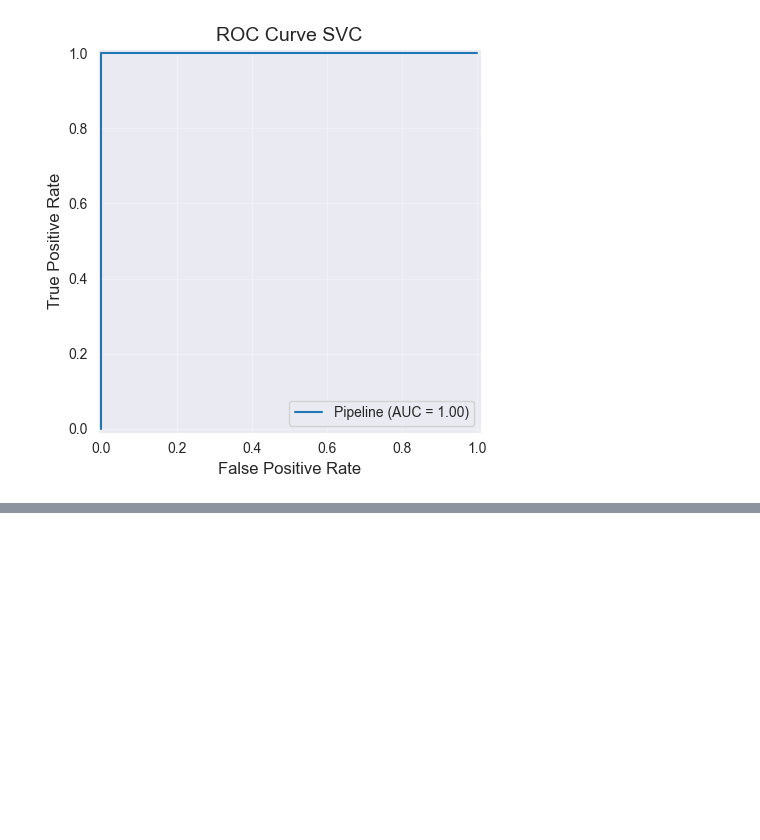
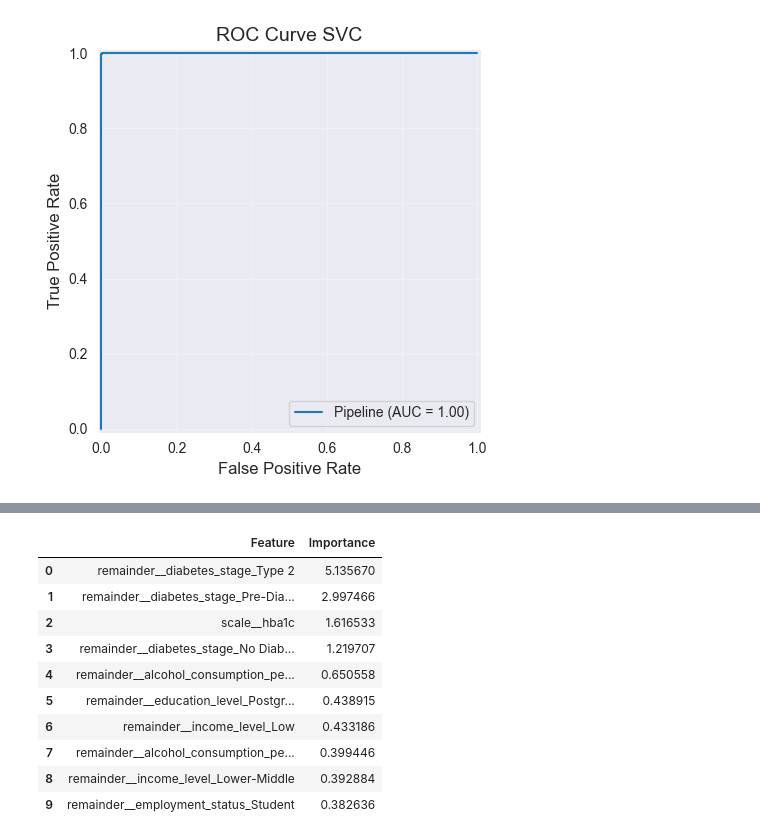
Before and after one commit to plamensve/diabets_health_indicators, a Jupyter notebook: notebooks/04_modeling.ipynb, the cells around one changed output, grey strips where cells are left out. Cells and saved outputs as stored; diff of their text form; code cells hidden in the pictures; blank space fills up the shorter version.

```diff
--- a/notebooks/04_modeling.ipynb
+++ b/notebooks/04_modeling.ipynb
@@ -372,0 +496,24 @@ plt.show()
+# %%
+pre = svc_model.named_steps['preprocess']
+feature_names = pre.get_feature_names_out()
+
+svc_importance = pd.DataFrame({
+    'Feature': feature_names,
+    'Importance': importance
+}).sort_values(by='Importance', ascending=False)
+
+svc_importance.reset_index(drop=True, inplace=True)
+svc_importance = svc_importance[:10]
+svc_importance
+# %% [output]
+|  | Feature | Importance |
+| 0 | remainder__diabetes_stage_Type 2 | 5.135670 |
+| 1 | remainder__diabetes_stage_Pre-Dia... | 2.997466 |
+| 2 | scale__hba1c | 1.616533 |
+| 3 | remainder__diabetes_stage_No Diab... | 1.219707 |
+| 4 | remainder__alcohol_consumption_pe... | 0.650558 |
+| 5 | remainder__education_level_Postgr... | 0.438915 |
+| 6 | remainder__income_level_Low | 0.433186 |
+| 7 | remainder__alcohol_consumption_pe... | 0.399446 |
+| 8 | remainder__income_level_Lower-Middle | 0.392884 |
+| 9 | remainder__employment_status_Student | 0.382636 |
```
Also changed, not shown: parts of 17 cells of this notebook, 11 other files.
